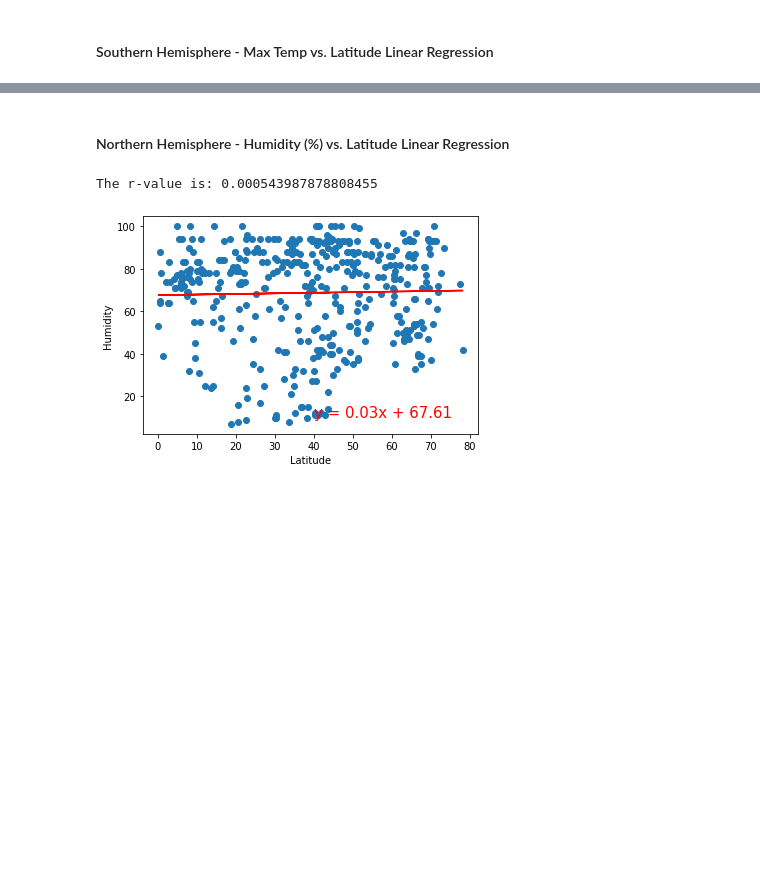
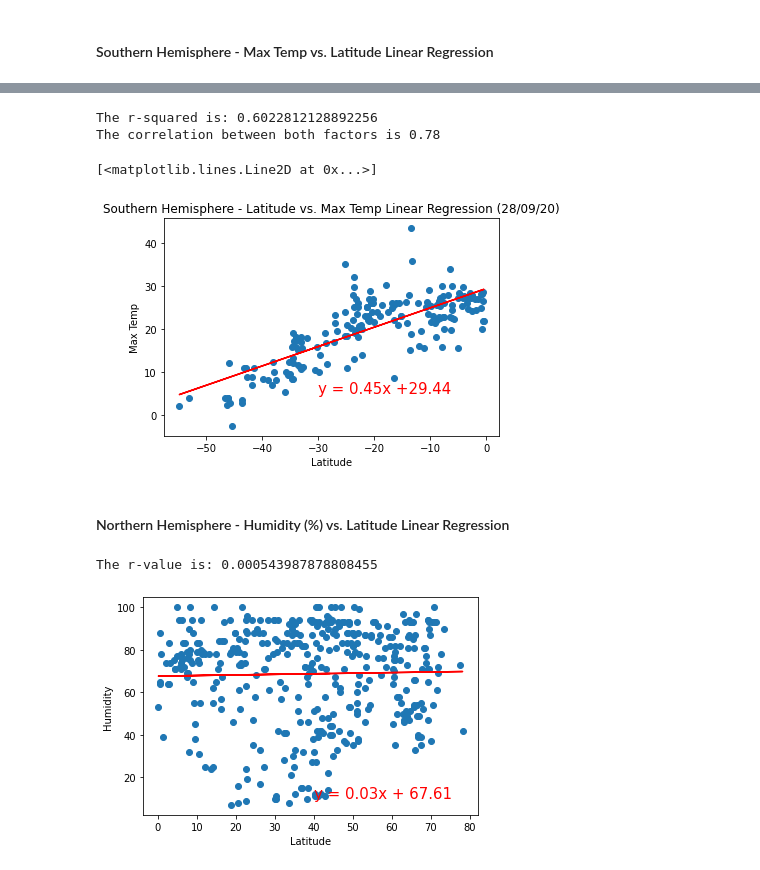
Before and after one commit to jeremychiaa/python-api-challenge, a Jupyter notebook: WeatherPy/WeatherPy.ipynb, the cells around one changed output, grey strips where cells are left out. Drawn from its saved outputs; the diff is of its cells as text; code cells hidden in the pictures; blank space fills up the shorter version.

```diff
--- a/WeatherPy/WeatherPy.ipynb
+++ b/WeatherPy/WeatherPy.ipynb
@@ -356,3 +368,13 @@ The r-value is: 0.6082708688906918
+# %%
+x_values = southern_hemisphere["Lat"]
+y_values = southern_hemisphere["Max Temp"]
+
+create_linear_regression_plot(x_values, y_values, "Latitude", "Max Temp", "Southern", (-30, 5), ylim=None)
+# %% [output]
+The r-squared is: 0.6022812128892256
+The correlation between both factors is 0.78
+[<matplotlib.lines.Line2D at 0x...>]
+[figure, added]
 # %% [markdown]
 ####  Northern Hemisphere - Humidity (%) vs. Latitude Linear Regression
 # %%
```
Also changed, not shown: parts of 6 cells of this notebook, 2 other files.
